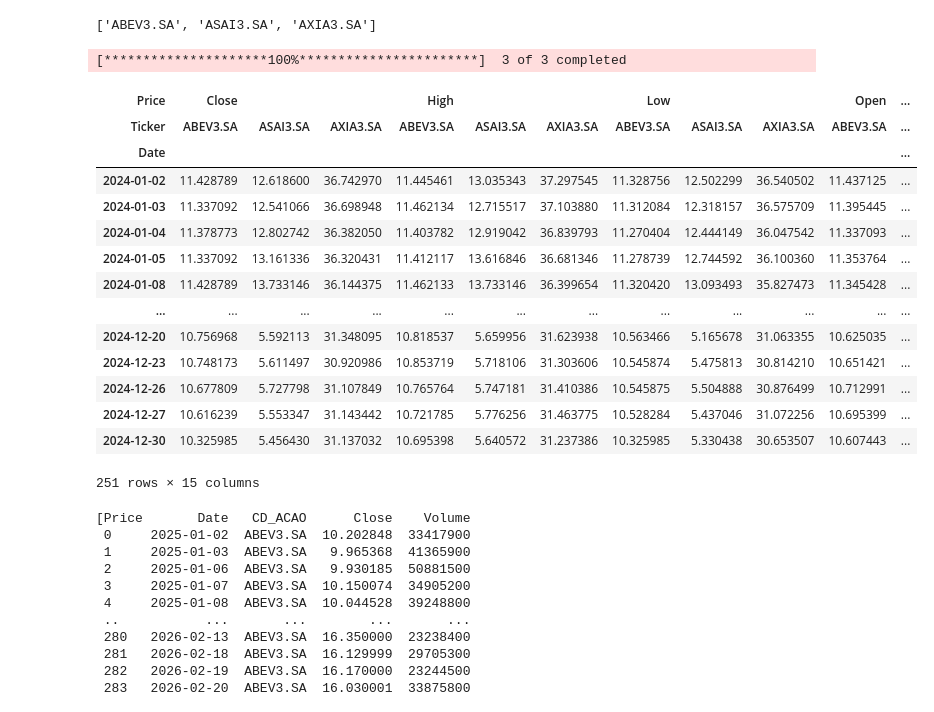
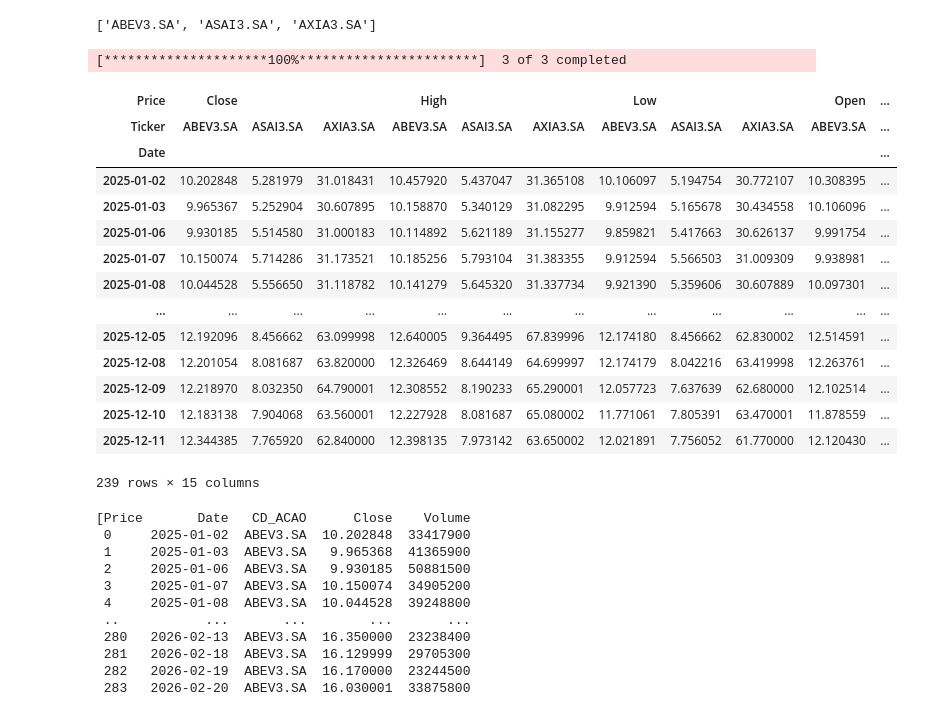
Before and after one commit to Rodri310/TCC_E, a Jupyter notebook: coleta de dados tcc.ipynb, the cells around one changed output. Cells and saved outputs as stored; diff of their text form; code cells hidden in the pictures.

```diff
--- a/coleta de dados tcc.ipynb
+++ b/coleta de dados tcc.ipynb
@@ -11,24 +11,24 @@ print(stock_codes_with_sa)
 # %% [output]
 ['ABEV3.SA', 'ASAI3.SA', 'AXIA3.SA']
 # %%
-yf.download(stock_codes_with_sa, start='2024-01-01', end='2025-01-01')
+yf.download(stock_codes_with_sa, start='2025-01-01', end='2025-12-12')
 # %% [output]
 [*********************100%***********************]  3 of 3 completed
 | Price | Close |  |  | High |  |  | Low |  |  | Open | ... |
 | Ticker | ABEV3.SA | ASAI3.SA | AXIA3.SA | ABEV3.SA | ASAI3.SA | AXIA3.SA | ABEV3.SA | ASAI3.SA | AXIA3.SA | ABEV3.SA | ... |
 | Date |  |  |  |  |  |  |  |  |  |  | ... |
-| 2024-01-02 | 11.428789 | 12.618600 | 36.742970 | 11.445461 | 13.035343 | 37.297545 | 11.328756 | 12.502299 | 36.540502 | 11.437125 | ... |
-| 2024-01-03 | 11.337092 | 12.541066 | 36.698948 | 11.462134 | 12.715517 | 37.103880 | 11.312084 | 12.318157 | 36.575709 | 11.395445 | ... |
-| 2024-01-04 | 11.378773 | 12.802742 | 36.382050 | 11.403782 | 12.919042 | 36.839793 | 11.270404 | 12.444149 | 36.047542 | 11.337093 | ... |
-| 2024-01-05 | 11.337092 | 13.161336 | 36.320431 | 11.412117 | 13.616846 | 36.681346 | 11.278739 | 12.744592 | 36.100360 | 11.353764 | ... |
-| 2024-01-08 | 11.428789 | 13.733146 | 36.144375 | 11.462133 | 13.733146 | 36.399654 | 11.320420 | 13.093493 | 35.827473 | 11.345428 | ... |
+| 2025-01-02 | 10.202848 | 5.281979 | 31.018431 | 10.457920 | 5.437047 | 31.365108 | 10.106097 | 5.194754 | 30.772107 | 10.308395 | ... |
+| 2025-01-03 | 9.965367 | 5.252904 | 30.607895 | 10.158870 | 5.340129 | 31.082295 | 9.912594 | 5.165678 | 30.434558 | 10.106096 | ... |
+| 2025-01-06 | 9.930185 | 5.514580 | 31.000183 | 10.114892 | 5.621189 | 31.155277 | 9.859821 | 5.417663 | 30.626137 | 9.991754 | ... |
+| 2025-01-07 | 10.150074 | 5.714286 | 31.173521 | 10.185256 | 5.793104 | 31.383355 | 9.912594 | 5.566503 | 31.009309 | 9.938981 | ... |
+| 2025-01-08 | 10.044528 | 5.556650 | 31.118782 | 10.141279 | 5.645320 | 31.337734 | 9.921390 | 5.359606 | 30.607889 | 10.097301 | ... |
 | ... | ... | ... | ... | ... | ... | ... | ... | ... | ... | ... | ... |
-| 2024-12-20 | 10.756968 | 5.592113 | 31.348095 | 10.818537 | 5.659956 | 31.623938 | 10.563466 | 5.165678 | 31.063355 | 10.625035 | ... |
-| 2024-12-23 | 10.748173 | 5.611497 | 30.920986 | 10.853719 | 5.718106 | 31.303606 | 10.545874 | 5.475813 | 30.814210 | 10.651421 | ... |
-| 2024-12-26 | 10.677809 | 5.727798 | 31.107849 | 10.765764 | 5.747181 | 31.410386 | 10.545875 | 5.504888 | 30.876499 | 10.712991 | ... |
-| 2024-12-27 | 10.616239 | 5.553347 | 31.143442 | 10.721785 | 5.776256 | 31.463775 | 10.528284 | 5.437046 | 31.072256 | 10.695399 | ... |
-| 2024-12-30 | 10.325985 | 5.456430 | 31.137032 | 10.695398 | 5.640572 | 31.237386 | 10.325985 | 5.330438 | 30.653507 | 10.607443 | ... |
+| 2025-12-05 | 12.192096 | 8.456662 | 63.099998 | 12.640005 | 9.364495 | 67.839996 | 12.174180 | 8.456662 | 62.830002 | 12.514591 | ... |
+| 2025-12-08 | 12.201054 | 8.081687 | 63.820000 | 12.326469 | 8.644149 | 64.699997 | 12.174179 | 8.042216 | 63.419998 | 12.263761 | ... |
+| 2025-12-09 | 12.218970 | 8.032350 | 64.790001 | 12.308552 | 8.190233 | 65.290001 | 12.057723 | 7.637639 | 62.680000 | 12.102514 | ... |
+| 2025-12-10 | 12.183138 | 7.904068 | 63.560001 | 12.227928 | 8.081687 | 65.080002 | 11.771061 | 7.805391 | 63.470001 | 11.878559 | ... |
+| 2025-12-11 | 12.344385 | 7.765920 | 62.840000 | 12.398135 | 7.973142 | 63.650002 | 12.021891 | 7.756052 | 61.770000 | 12.120430 | ... |
-251 rows × 15 columns
+239 rows × 15 columns
 # %%
 def obter_cotacoes(data_referencia, codigos_acoes):
     lista_dfs = []
```
Also changed, not shown: parts of 1 cell of this notebook, 1 other file.
